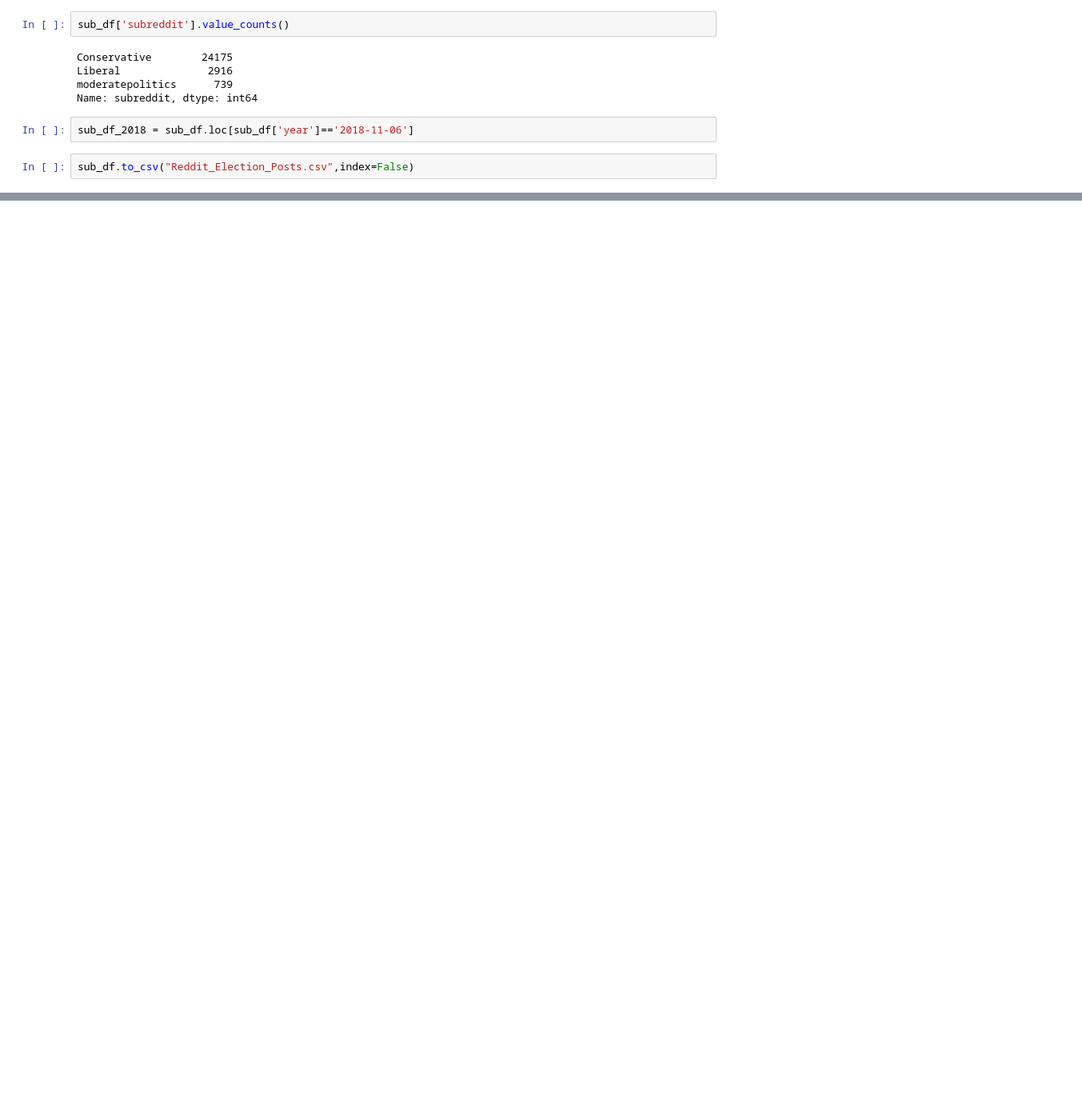
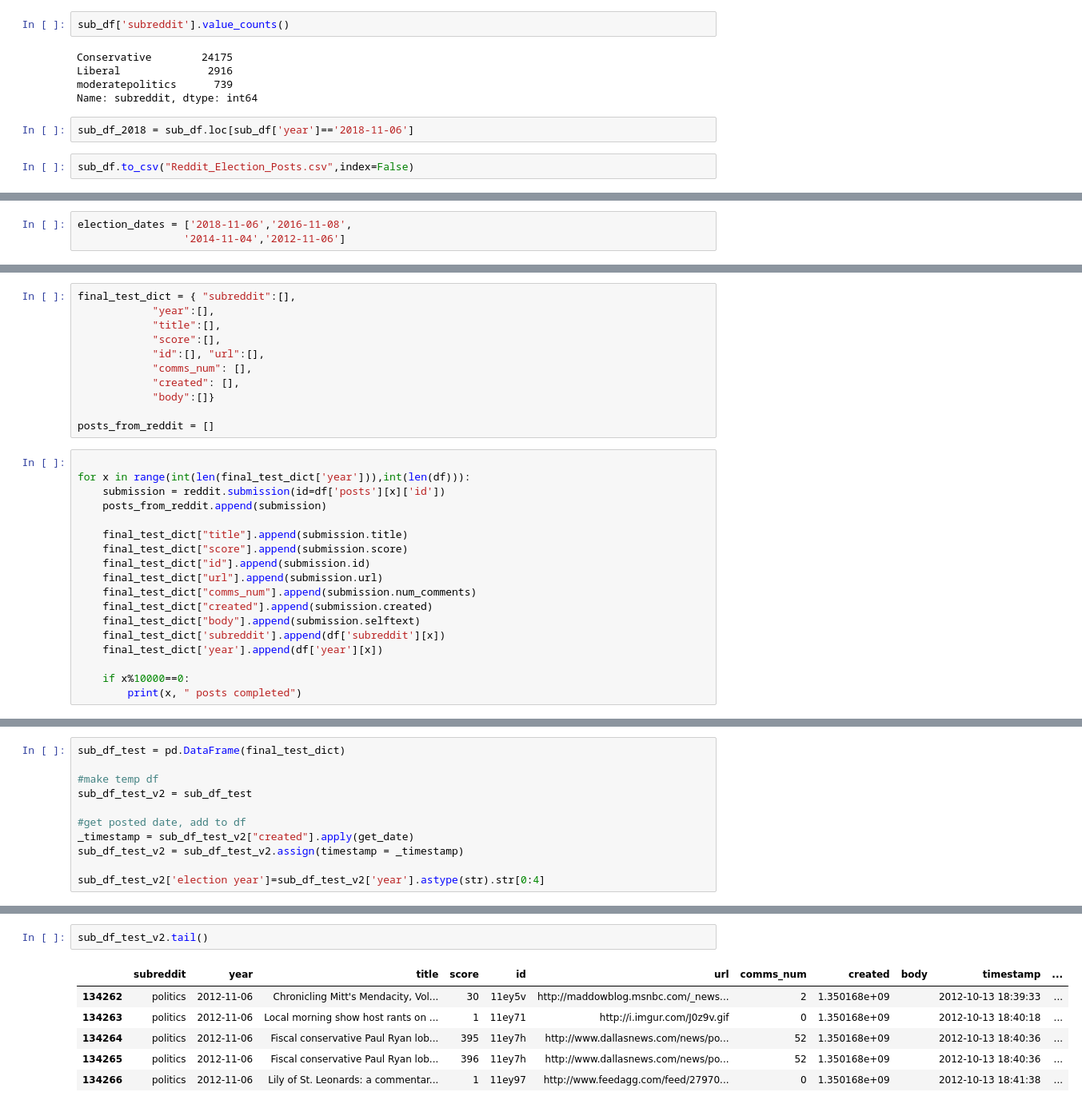
Before and after one commit to jake-w-schneider/CS109a-Group-81-Final-Project, a Jupyter notebook: API/Reddit/Data Collection.ipynb, the cells around one changed output, grey strips where cells are left out. Shown at 80% size. Drawn from its saved outputs; the diff is of its cells as text; blank space fills up the shorter version.

```diff
--- a/API/Reddit/Data Collection.ipynb
+++ b/API/Reddit/Data Collection.ipynb
@@ -353,0 +357,3 @@ sub_df.to_csv("Reddit_Election_Posts.csv",index=False)
+# %%
+election_dates = ['2018-11-06','2016-11-08',
+                 '2014-11-04','2012-11-06']
@@ -353,0 +442,29 @@ sub_df.to_csv("Reddit_Election_Posts.csv",index=False)
+# %%
+final_test_dict = { "subreddit":[],
+            "year":[],
+            "title":[],
+            "score":[],
+            "id":[], "url":[],
+            "comms_num": [],
+            "created": [],
+            "body":[]}
+
+posts_from_reddit = []
+# %%
+
+for x in range(int(len(final_test_dict['year'])),int(len(df))):
+    submission = reddit.submission(id=df['posts'][x]['id'])
+    posts_from_reddit.append(submission)
+
+    final_test_dict["title"].append(submission.title)
+    final_test_dict["score"].append(submission.score)
+    final_test_dict["id"].append(submission.id)
+    final_test_dict["url"].append(submission.url)
+    final_test_dict["comms_num"].append(submission.num_comments)
+    final_test_dict["created"].append(submission.created)
+    final_test_dict["body"].append(submission.selftext)
+    final_test_dict['subreddit'].append(df['subreddit'][x])
+    final_test_dict['year'].append(df['year'][x])
+
+    if x%10000==0:
+        print(x, " posts completed")
@@ -353,0 +487,11 @@ sub_df.to_csv("Reddit_Election_Posts.csv",index=False)
+# %%
+sub_df_test = pd.DataFrame(final_test_dict)
+
+#make temp df
+sub_df_test_v2 = sub_df_test
+
+#get posted date, add to df
+_timestamp = sub_df_test_v2["created"].apply(get_date)
+sub_df_test_v2 = sub_df_test_v2.assign(timestamp = _timestamp)
+
+sub_df_test_v2['election year']=sub_df_test_v2['year'].astype(str).str[0:4]
@@ -353,0 +514,9 @@ sub_df.to_csv("Reddit_Election_Posts.csv",index=False)
+# %%
+sub_df_test_v2.tail()
+# %% [output]
+|  | subreddit | year | title | score | id | url | comms_num | created | body | timestamp | ... |
+| 134262 | politics | 2012-11-06 | Chronicling Mitt's Mendacity, Vol... | 30 | 11ey5v | http://maddowblog.msnbc.com/_news... | 2 | 1.350168e+09 |  | 2012-10-13 18:39:33 | ... |
+| 134263 | politics | 2012-11-06 | Local morning show host rants on ... | 1 | 11ey71 | http://i.imgur.com/J0z9v.gif | 0 | 1.350168e+09 |  | 2012-10-13 18:40:18 | ... |
+| 134264 | politics | 2012-11-06 | Fiscal conservative Paul Ryan lob... | 395 | 11ey7h | http://www.dallasnews.com/news/po... | 52 | 1.350168e+09 |  | 2012-10-13 18:40:36 | ... |
+| 134265 | politics | 2012-11-06 | Fiscal conservative Paul Ryan lob... | 396 | 11ey7h | http://www.dallasnews.com/news/po... | 52 | 1.350168e+09 |  | 2012-10-13 18:40:36 | ... |
+| 134266 | politics | 2012-11-06 | Lily of St. Leonards: a commentar... | 1 | 11ey97 | http://www.feedagg.com/feed/27970... | 0 | 1.350168e+09 |  | 2012-10-13 18:41:38 | ... |
```
Also changed, not shown: parts of 13 cells of this notebook, 5 other files.
